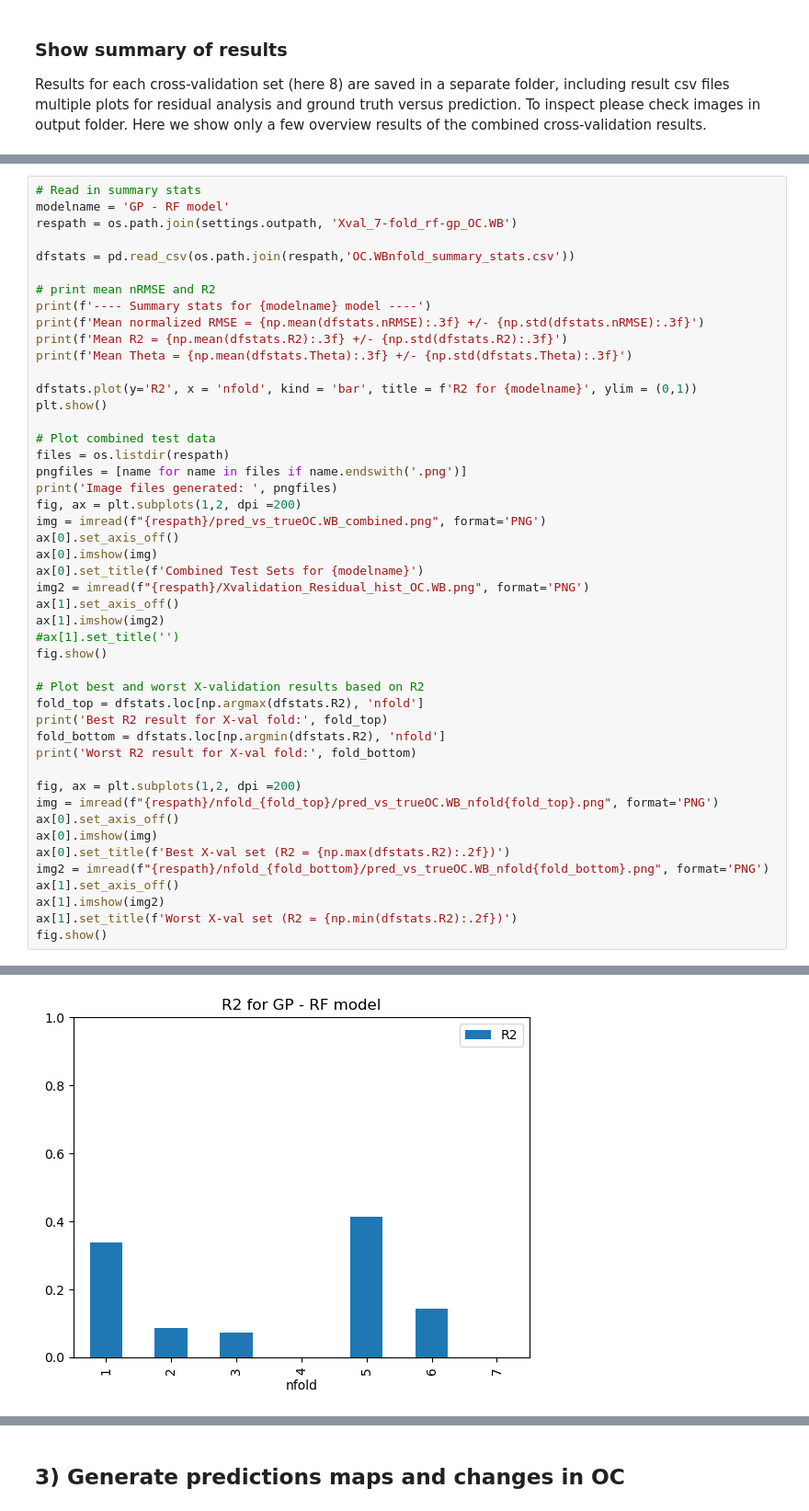
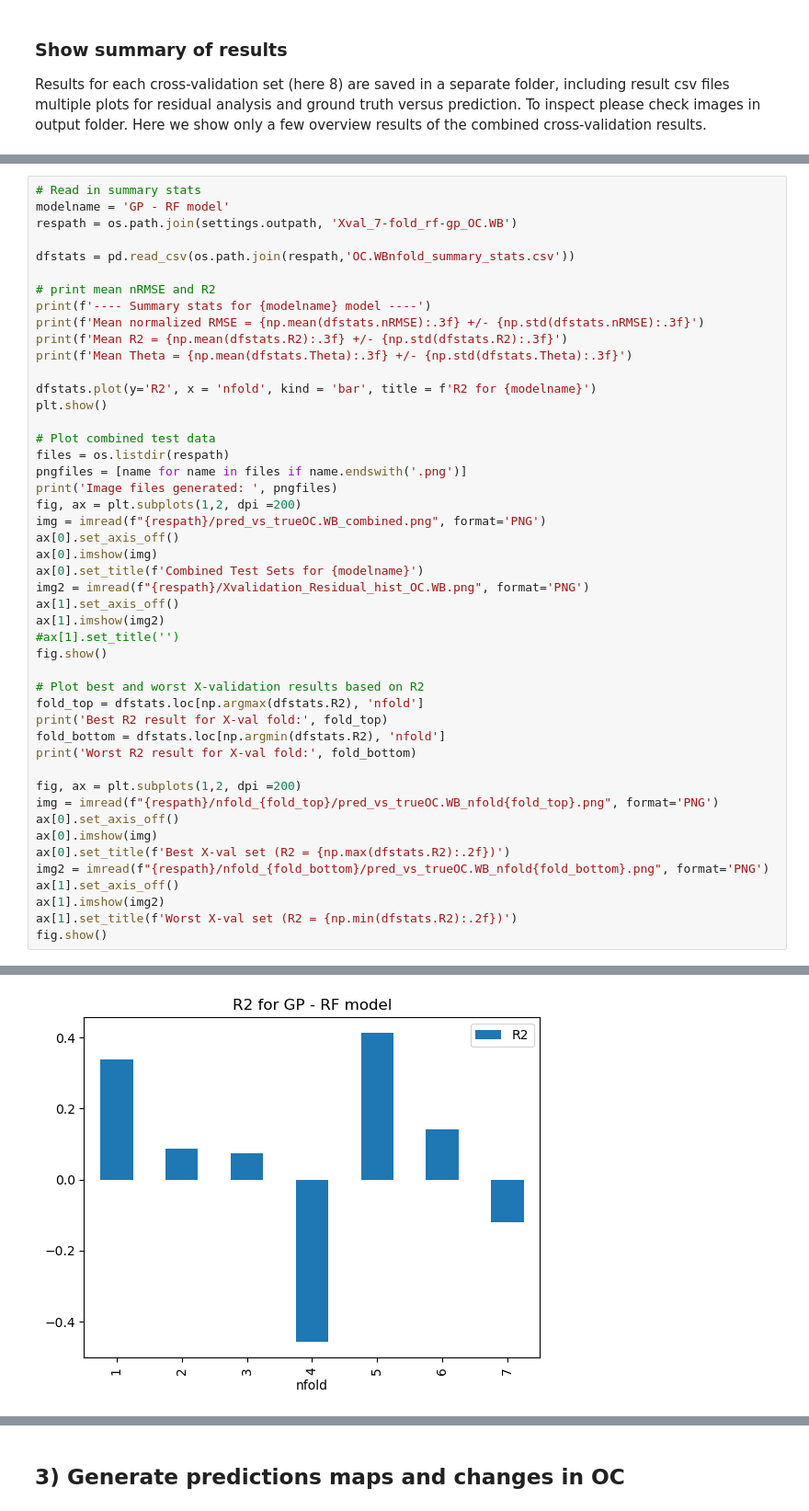
Before and after one commit to Sydney-Informatics-Hub/AgReFed-ML, a Jupyter notebook: notebooks/model_soilchange_OC.ipynb, the cells around one changed output, grey strips where cells are left out. Shown at 92% size. Saved outputs shown, nothing was run; the diff lists cells and outputs as text.

```diff
--- a/notebooks/model_soilchange_OC.ipynb
+++ b/notebooks/model_soilchange_OC.ipynb
@@ -402,7 +454,7 @@ print(f'Mean normalized RMSE = {np.mean(dfstats.nRMSE):.3f} +/- {np.std(dfstats.
 print(f'Mean R2 = {np.mean(dfstats.R2):.3f} +/- {np.std(dfstats.R2):.3f}')
 print(f'Mean Theta = {np.mean(dfstats.Theta):.3f} +/- {np.std(dfstats.Theta):.3f}')
 
-dfstats.plot(y='R2', x = 'nfold', kind = 'bar', title = f'R2 for {modelname}', ylim = (0,1))
+dfstats.plot(y='R2', x = 'nfold', kind = 'bar', title = f'R2 for {modelname}')
 plt.show()
 
 # Plot combined test data
@@ -414,34 +466,34 @@ img = imread(f"{respath}/pred_vs_trueOC.WB_combined.png", format='PNG')
 ax[0].set_axis_off()
 ax[0].imshow(img)
 ax[0].set_title(f'Combined Test Sets for {modelname}')
 img2 = imread(f"{respath}/Xvalidation_Residual_hist_OC.WB.png", format='PNG')
 ax[1].set_axis_off()
 ax[1].imshow(img2)
 #ax[1].set_title('')
 fig.show()
 
 # Plot best and worst X-validation results based on R2
 fold_top = dfstats.loc[np.argmax(dfstats.R2), 'nfold']
 print('Best R2 result for X-val fold:', fold_top)
 fold_bottom = dfstats.loc[np.argmin(dfstats.R2), 'nfold']
 print('Worst R2 result for X-val fold:', fold_bottom)
 
 fig, ax = plt.subplots(1,2, dpi =200)
 img = imread(f"{respath}/nfold_{fold_top}/pred_vs_trueOC.WB_nfold{fold_top}.png", format='PNG')
 ax[0].set_axis_off()
 ax[0].imshow(img)
 ax[0].set_title(f'Best X-val set (R2 = {np.max(dfstats.R2):.2f})')
 img2 = imread(f"{respath}/nfold_{fold_bottom}/pred_vs_trueOC.WB_nfold{fold_bottom}.png", format='PNG')
 ax[1].set_axis_off()
 ax[1].imshow(img2)
 ax[1].set_title(f'Worst X-val set (R2 = {np.min(dfstats.R2):.2f})')
 fig.show()
 # %% [output]
 ---- Summary stats for GP - RF model model ----
 Mean normalized RMSE = 0.956 +/- 0.137
 Mean R2 = 0.068 +/- 0.270
 Mean Theta = 1.317 +/- 0.806
-[figure, old version]
+[figure, new version]
 Image files generated:  ['pred_vs_trueOC.WB_combined.png', 'Xvalidation_Residual_hist_OC.WB.png']
 Best R2 result for X-val fold: 5
 Worst R2 result for X-val fold: 4
```
Also changed, not shown: parts of 17 cells of this notebook.
